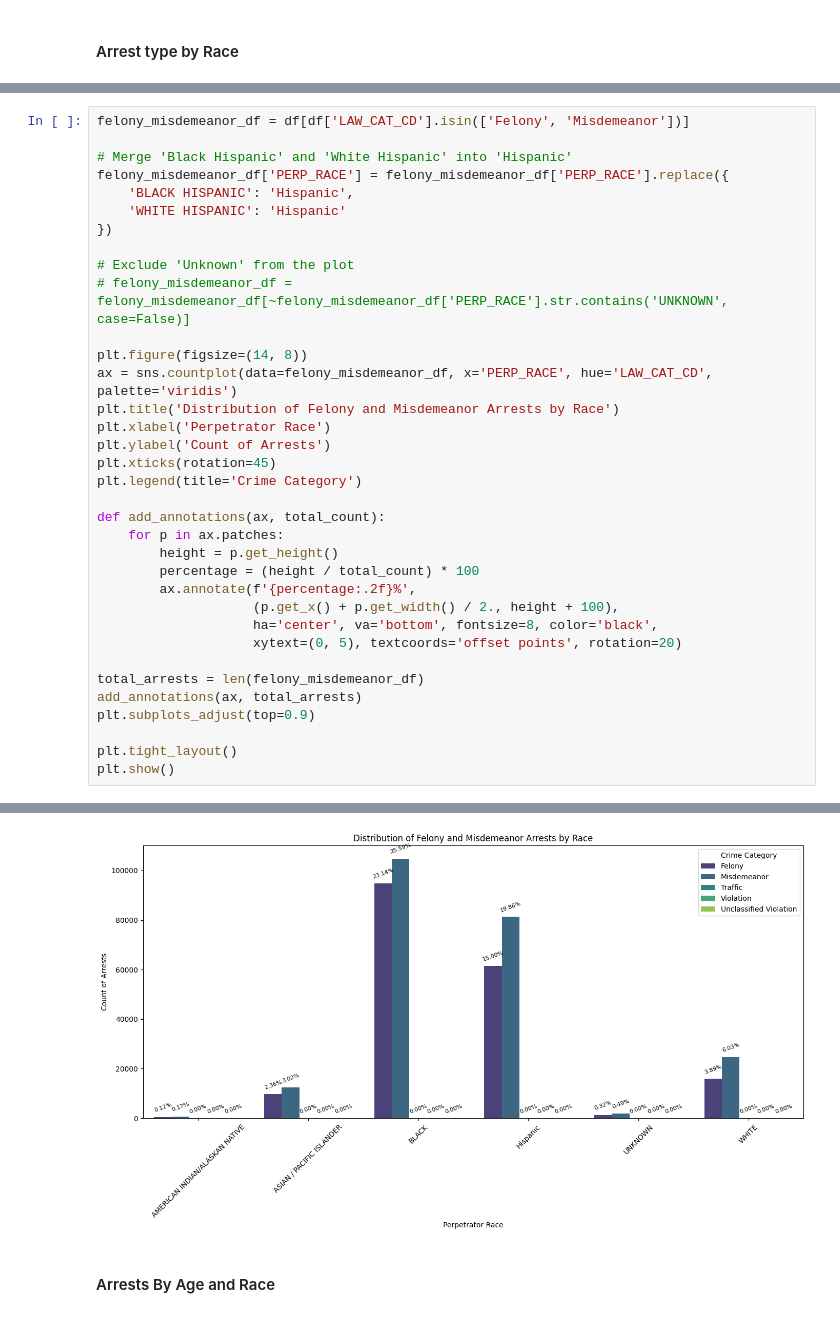
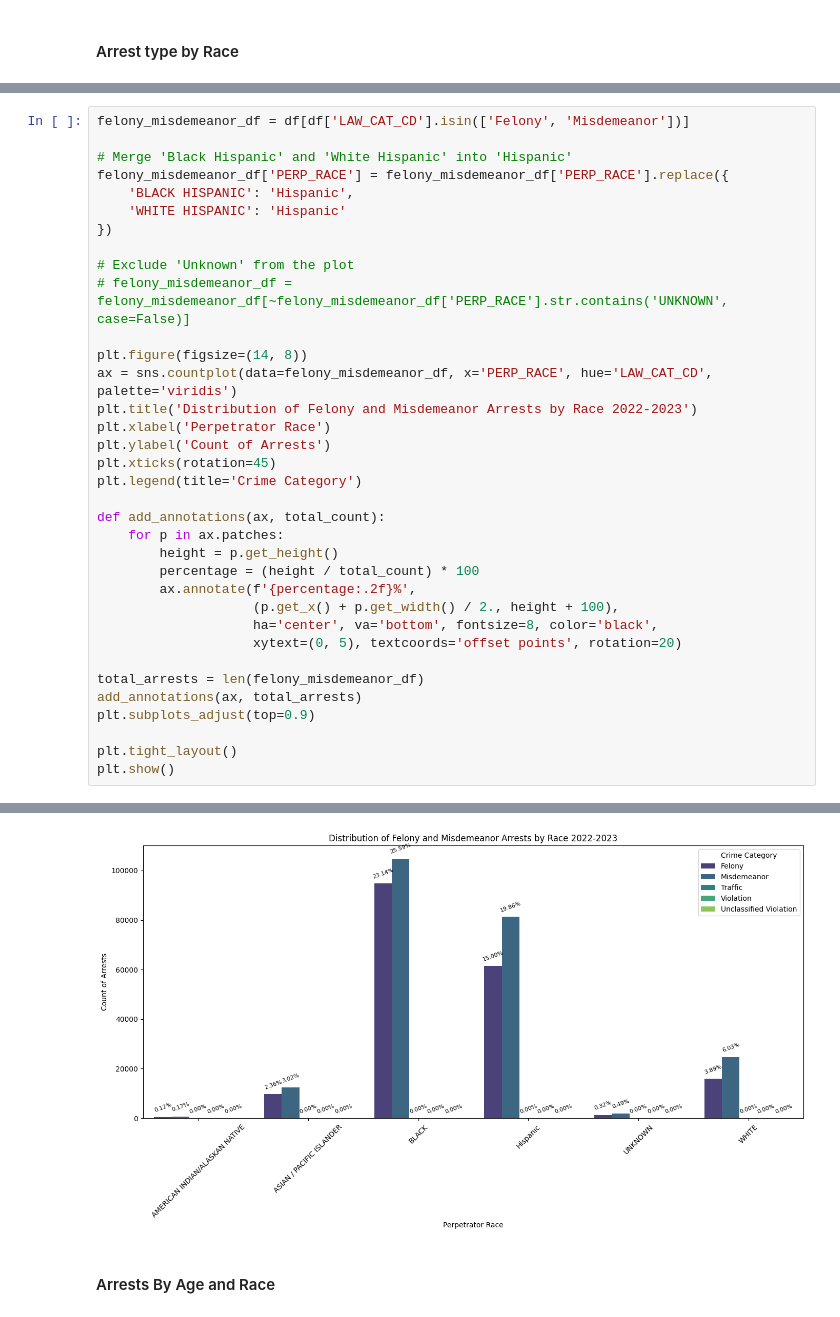
Before and after one commit to CarlosGG18/NYPD-Arrest-Analysis, a Jupyter notebook: 2022-2023 EDA.ipynb, the cells around one changed output, grey strips where cells are left out. Saved outputs shown, nothing was run; the diff lists cells and outputs as text.

```diff
--- a/2022-2023 EDA.ipynb
+++ b/2022-2023 EDA.ipynb
@@ -491,35 +491,35 @@ felony_misdemeanor_df['PERP_RACE'] = felony_misdemeanor_df['PERP_RACE'].replace(
 # felony_misdemeanor_df = felony_misdemeanor_df[~felony_misdemeanor_df['PERP_RACE'].str.contains('UNKNOWN', case=False)]
 
 plt.figure(figsize=(14, 8))
 ax = sns.countplot(data=felony_misdemeanor_df, x='PERP_RACE', hue='LAW_CAT_CD', palette='viridis')
-plt.title('Distribution of Felony and Misdemeanor Arrests by Race')
+plt.title('Distribution of Felony and Misdemeanor Arrests by Race 2022-2023')
 plt.xlabel('Perpetrator Race')
 plt.ylabel('Count of Arrests')
 plt.xticks(rotation=45)
 plt.legend(title='Crime Category')
 
 def add_annotations(ax, total_count):
     for p in ax.patches:
         height = p.get_height()
         percentage = (height / total_count) * 100
         ax.annotate(f'{percentage:.2f}%',
                     (p.get_x() + p.get_width() / 2., height + 100),
                     ha='center', va='bottom', fontsize=8, color='black',
                     xytext=(0, 5), textcoords='offset points', rotation=20)
 
 total_arrests = len(felony_misdemeanor_df)
 add_annotations(ax, total_arrests)
 plt.subplots_adjust(top=0.9)
 
 plt.tight_layout()
 plt.show()
 # %% [output]
 A value is trying to be set on a copy of a slice from a DataFrame.
 Try using .loc[row_indexer,col_indexer] = value instead
 
 See the caveats in the documentation: https://pandas.pydata.org/pandas-docs/stable/user_guide/indexing.html#returning-a-view-versus-a-copy
   felony_misdemeanor_df['PERP_RACE'] = felony_misdemeanor_df['PERP_RACE'].replace({
-[figure, old version]
+[figure, new version]
 # %% [markdown]
 #### Arrests By Age and Race
 # %%
```
Also changed, not shown: parts of 2 cells of this notebook, 1 other file.
